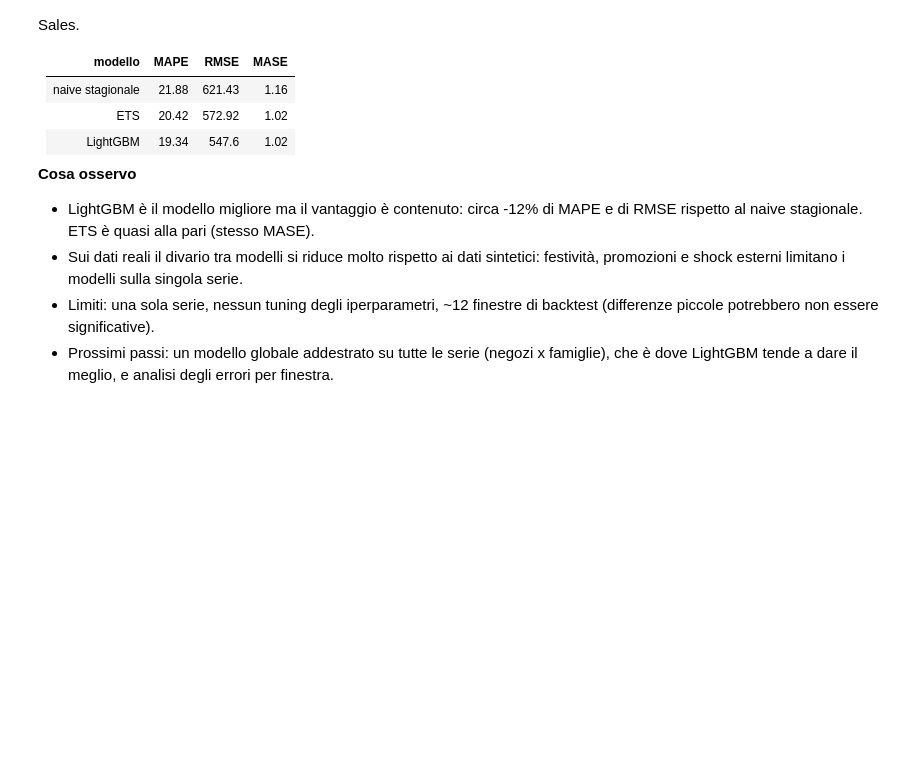
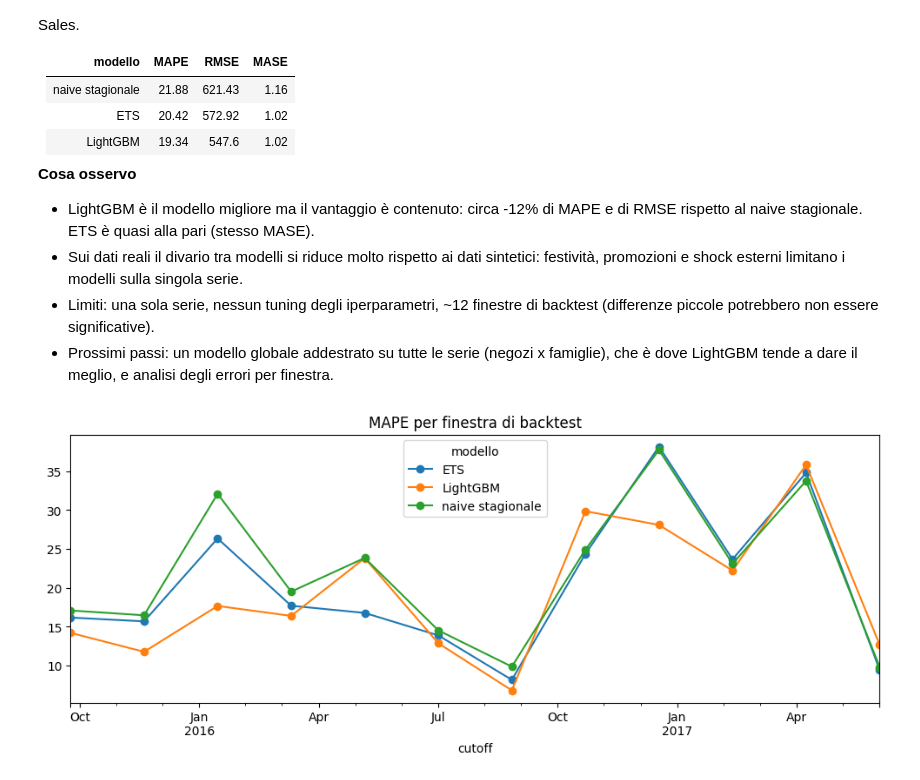
Before and after one commit to asciosh/lumen-x, a Jupyter notebook: notebooks/02_real_data_lightgbm.ipynb, the cells around one changed output. Drawn from its saved outputs; the diff is of its cells as text; code cells hidden in the pictures; blank space fills up the shorter version.

```diff
--- a/notebooks/02_real_data_lightgbm.ipynb
+++ b/notebooks/02_real_data_lightgbm.ipynb
@@ -185,3 +187,9 @@ Backtesting a finestra espandibile, orizzonte 28 giorni, su una serie reale (neg
 - Sui dati reali il divario tra modelli si riduce molto rispetto ai dati sintetici: festività, promozioni e shock esterni limitano i modelli sulla singola serie.
 - Limiti: una sola serie, nessun tuning degli iperparametri, ~12 finestre di backtest (differenze piccole potrebbero non essere significative).
 - Prossimi passi: un modello globale addestrato su tutte le serie (negozi x famiglie), che è dove LightGBM tende a dare il meglio, e analisi degli errori per finestra.
+# %%
+res.pivot(index="cutoff", columns="modello", values="MAPE").plot(
+    figsize=(12, 4), marker="o", title="MAPE per finestra di backtest")
+plt.show()
+# %% [output]
+[figure, added]
```
Also changed, not shown: parts of 1 cell of this notebook.
